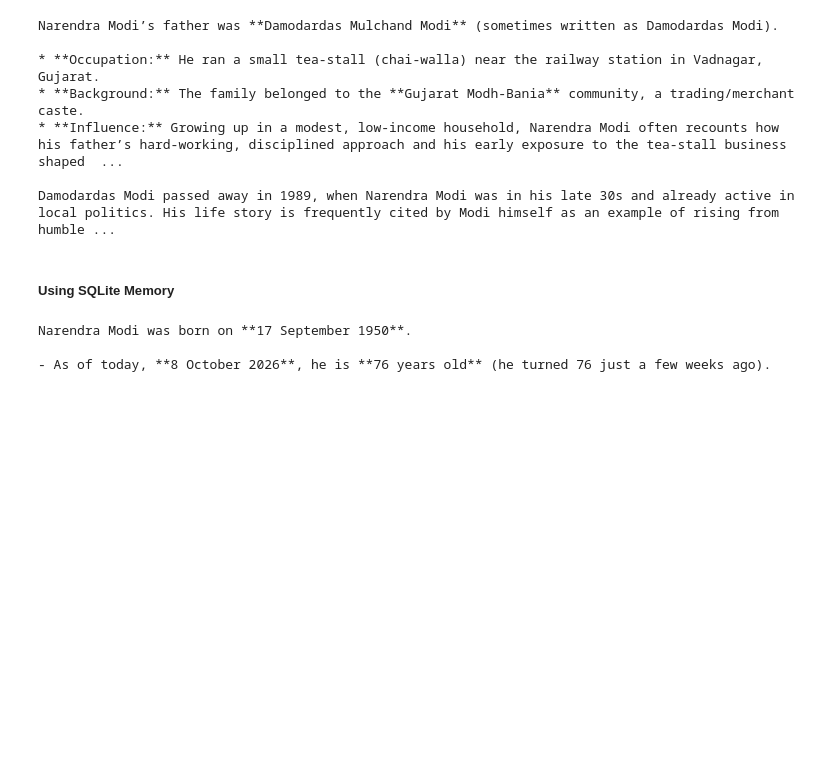
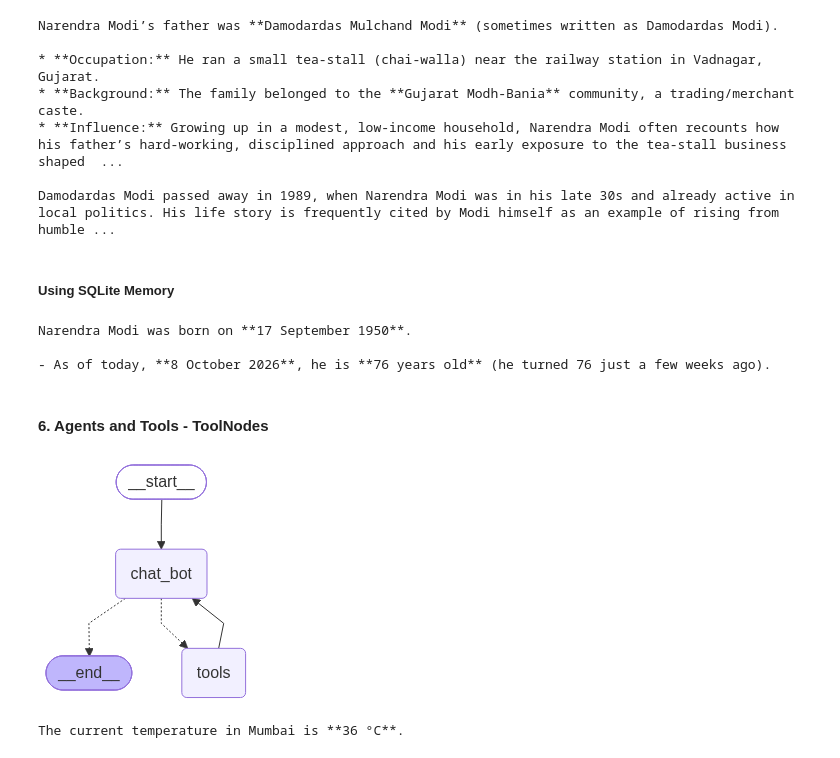
Before and after one commit to iamalok123/ai-engineering, a Jupyter notebook: LangGraph/LangGraph_OneShot_TechSimPlus/langgraph_concepts.ipynb, the cells around one changed output. Saved outputs shown, nothing was run; the diff lists cells and outputs as text; code cells hidden in the pictures; blank space fills up the shorter version.

Commit message:
feat: add weather and calculate tools with LangGraph ToolNode integration

```diff
--- a/LangGraph/LangGraph_OneShot_TechSimPlus/langgraph_concepts.ipynb
+++ b/LangGraph/LangGraph_OneShot_TechSimPlus/langgraph_concepts.ipynb
@@ -315,3 +315,47 @@ print(ans)
 Narendra Modi was born on **17 September 1950**.
 
 - As of today, **8 October 2026**, he is **76 years old** (he turned 76 just a few weeks ago).
+# %% [markdown]
+#### 6. Agents and Tools - ToolNodes
+# %%
+#### We need to define the tools
+from langchain.tools import tool
+
+@tool
+def weather_tool(city: str) -> str:
+    """
+    Get the real-time weather details for any city.
+    Args:
+        city: city name for the weather details (e.g., 'Mumbai', 'Delhi', 'Bhopal')
+    """
+    # 1. Clean input: strip whitespace, remove country/region suffixes, convert to lowercase
+    cleaned_city = city.strip().split(",")[0].strip().lower()
+    # 2. Mock data with lowercase keys
+    data = {
+        "bhopal": "32°C",
+        "delhi": "38°C",
+        "mumbai": "36°C",
+    }
+    if cleaned_city in data:
+        return f"The temperature in {city.strip()} is {data[cleaned_city]}."
+
+    return f"City '{city}' not found in weather database. Available cities: Bhopal, Delhi, Mumbai."
+
+
+
+@tool
+def calculate(expression:str):
+    """
+        Execute the math equations : Ex. '4 * 4 - 4'
+    """
+    try:
+        return eval(expression)
+    except:
+        return "Please provide the correct expression"
+# %%
+import sqlite3
+from langgraph.checkpoint.sqlite import SqliteSaver
+
+connection = sqlite3.connect("db.sqlite3", check_same_thread=False)
+sql_memory = SqliteSaver(connection)
+sql_memory.setup()
@@ -317,0 +407,13 @@ Narendra Modi was born on **17 September 1950**.
+# %%
+final_graph
+# %% [output]
+[figure, added]
+# %%
+res = final_graph.invoke(
+        {"messages": [ HumanMessage(content="Who is the temprature in mumbai?")]},
+        {"configurable": {"thread_id":"chat-70"}}
+    )
+ans = res["messages"][-1].content
+print(ans)
+# %% [output]
+The current temperature in Mumbai is **36 °C**.
```
Also changed, not shown: parts of 4 cells of this notebook.
